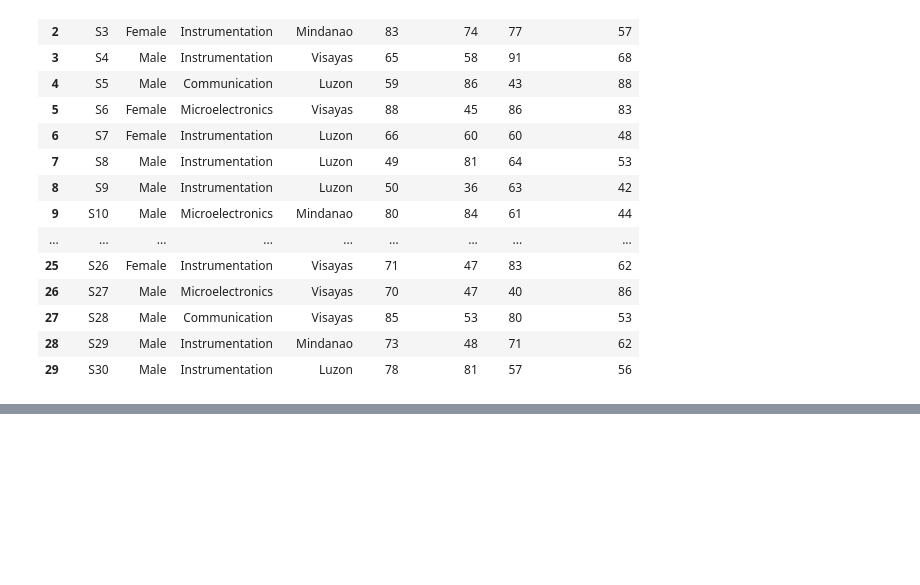
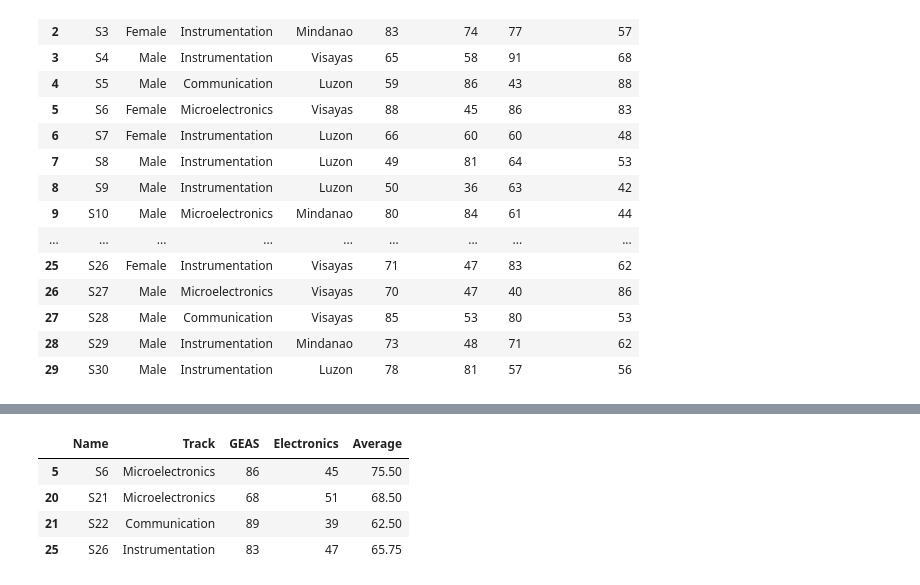
Before and after one commit to jasminemontillana/ECE2112_PA4, a Jupyter notebook: Programming_Assignment_4.ipynb, the cells around one changed output, grey strips where cells are left out. Saved outputs shown, nothing was run; the diff lists cells and outputs as text; code cells hidden in the pictures; blank space fills up the shorter version.

```diff
--- a/Programming_Assignment_4.ipynb
+++ b/Programming_Assignment_4.ipynb
@@ -30,0 +55,8 @@ IndexingError: Too many indexers
+# %%
+display(VisFemale[VisFemale['Average'] >= 60])
+# %% [output]
+|  | Name | Track | GEAS | Electronics | Average |
+| 5 | S6 | Microelectronics | 86 | 45 | 75.50 |
+| 20 | S21 | Microelectronics | 68 | 51 | 68.50 |
+| 21 | S22 | Communication | 89 | 39 | 62.50 |
+| 25 | S26 | Instrumentation | 83 | 47 | 65.75 |
```
Also changed, not shown: parts of 10 cells of this notebook.
